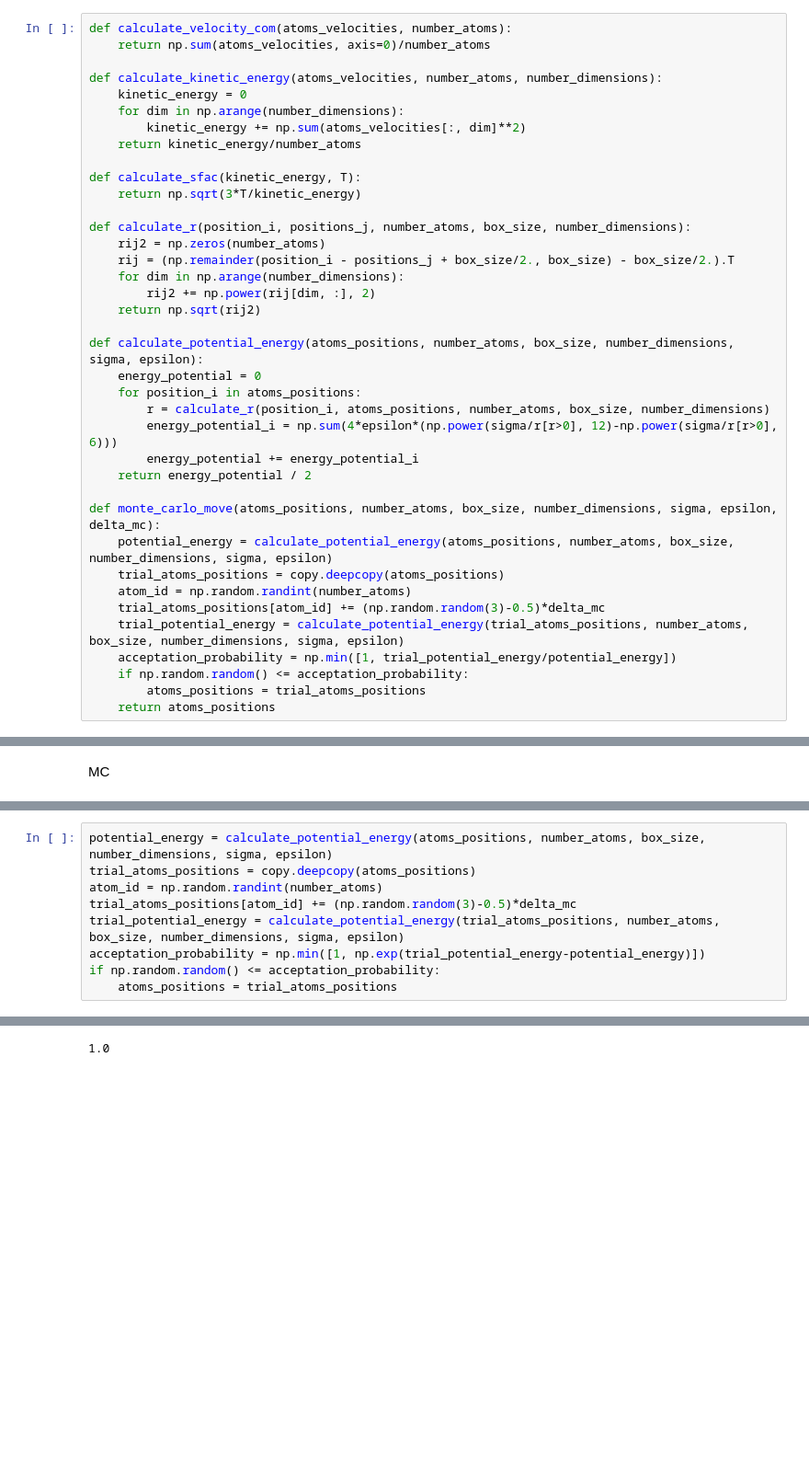
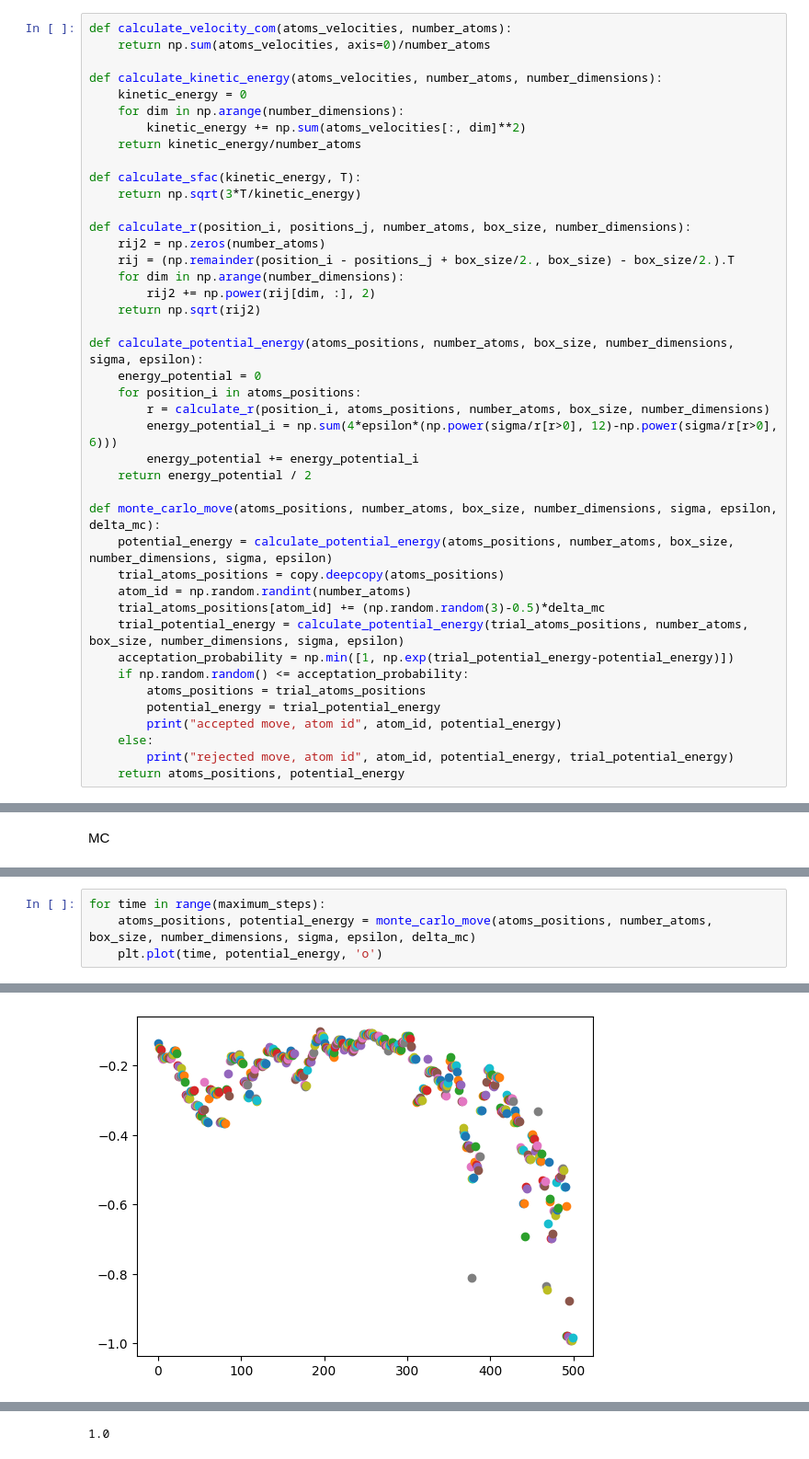
Before and after one commit to mdcourse/mdcourse.github.io, a Jupyter notebook: MD_0.ipynb, the cells around one changed output, grey strips where cells are left out. Shown at 92% size. Cells and saved outputs as stored; diff of their text form; blank space fills up the shorter version.

Commit message:
added energy

```diff
--- a/MD_0.ipynb
+++ b/MD_0.ipynb
@@ -36,10 +37,14 @@ def monte_carlo_move(atoms_positions, number_atoms, box_size, number_dimensions,
     atom_id = np.random.randint(number_atoms)
     trial_atoms_positions[atom_id] += (np.random.random(3)-0.5)*delta_mc
     trial_potential_energy = calculate_potential_energy(trial_atoms_positions, number_atoms, box_size, number_dimensions, sigma, epsilon)
-    acceptation_probability = np.min([1, trial_potential_energy/potential_energy])
+    acceptation_probability = np.min([1, np.exp(trial_potential_energy-potential_energy)])
     if np.random.random() <= acceptation_probability:
         atoms_positions = trial_atoms_positions
-    return atoms_positions
+        potential_energy = trial_potential_energy
+        print("accepted move, atom id", atom_id, potential_energy)
+    else:
+        print("rejected move, atom id", atom_id, potential_energy, trial_potential_energy)
+    return atoms_positions, potential_energy
 # %%
 number_atoms = 10
 number_dimensions = 3
@@ -84,9 +85,5 @@ SyntaxError: incomplete input (4108701231.py, line 1)
-# %%
-potential_energy = calculate_potential_energy(atoms_positions, number_atoms, box_size, number_dimensions, sigma, epsilon)
-trial_atoms_positions = copy.deepcopy(atoms_positions)
-atom_id = np.random.randint(number_atoms)
-trial_atoms_positions[atom_id] += (np.random.random(3)-0.5)*delta_mc
-trial_potential_energy = calculate_potential_energy(trial_atoms_positions, number_atoms, box_size, number_dimensions, sigma, epsilon)
-acceptation_probability = np.min([1, np.exp(trial_potential_energy-potential_energy)])
-if np.random.random() <= acceptation_probability:
-    atoms_positions = trial_atoms_positions
+# %%
+for time in range(maximum_steps):
+    atoms_positions, potential_energy = monte_carlo_move(atoms_positions, number_atoms, box_size, number_dimensions, sigma, epsilon, delta_mc)
+    plt.plot(time, potential_energy, 'o')
+# %% [output]
@@ -92,0 +107 @@ if np.random.random() <= acceptation_probability:
+[figure, added]
```
Also changed, not shown: parts of 5 cells of this notebook.
